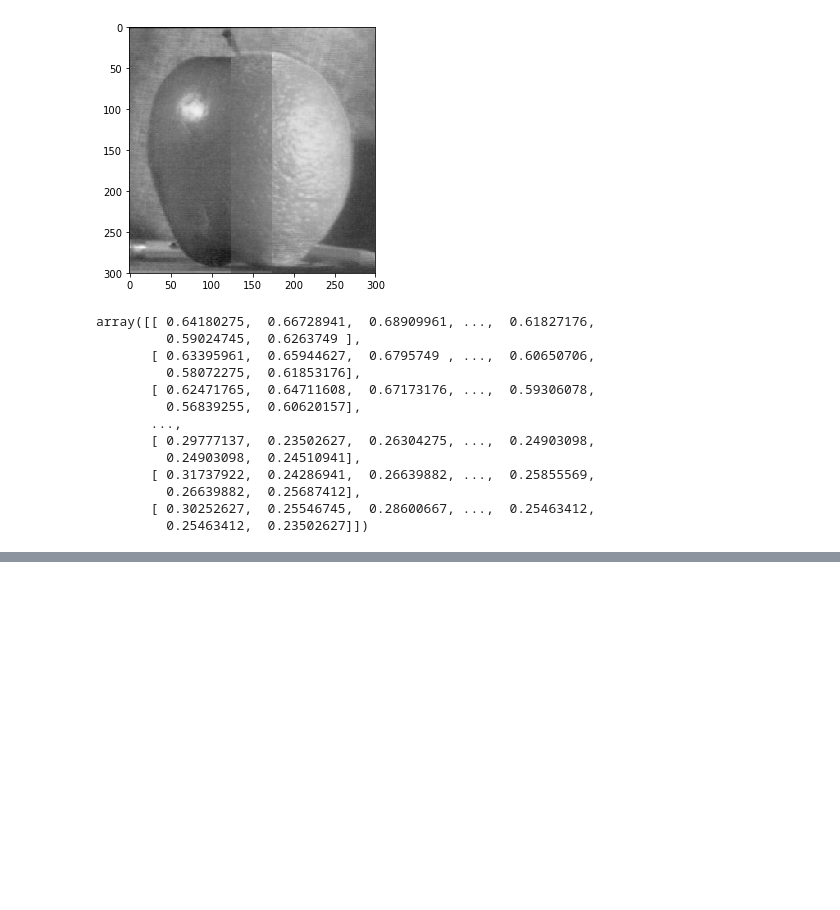
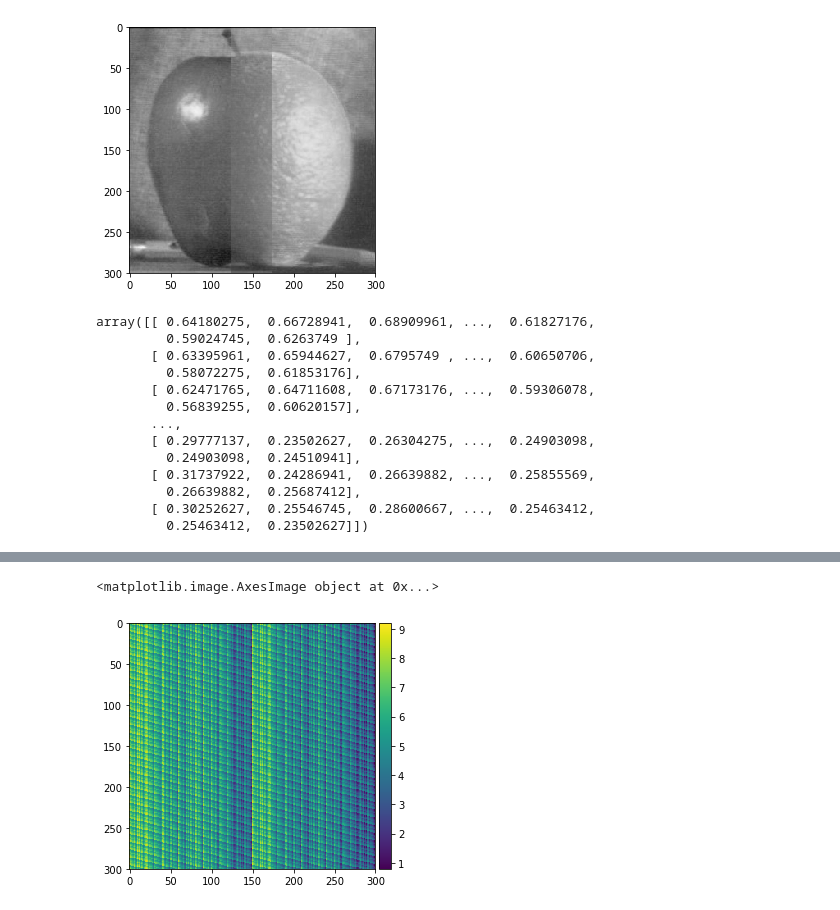
Before and after one commit to mahletA/B31XB-IIP-TP-1718, a Jupyter notebook: 3-interpolation-blending/3-interpolation-blending.ipynb, the cells around one changed output, grey strips where cells are left out. Cells and saved outputs as stored; diff of their text form; code cells hidden in the pictures; blank space fills up the shorter version.

```diff
--- a/3-interpolation-blending/3-interpolation-blending.ipynb
+++ b/3-interpolation-blending/3-interpolation-blending.ipynb
@@ -160,8 +160,9 @@ def alphaBlend(img1,img2, window):
 
 
     simplyBlended[:,x1:x2] = alpha * img1 [:,x1: x2] + (1-alpha)* img2[:,x1:x2]
+    return simplyBlended
+    #io.imshow(simplyBlended)
 
-    io.imshow(simplyBlended)
-
-alphaBlend(apple , orange , 25)
+a = alphaBlend(apple , orange , 25)
+io.imshow(a)
 # %% [output]
@@ -186,48 +188,69 @@ array([[ 0.64180275,  0.66728941,  0.68909961, ...,  0.61827176,
 from skimage import data
 from skimage.transform import pyramid_gaussian ,pyramid_laplacian
 
+
 def pyramidBlend( img1 , img2 ):
 
-    G = pyramid_gaussian(img1, max_layer=-1, downscale=2, sigma=None, order=1)
+    #images of black and white for mask construction
+    black = np.zeros_like(img1)
+    white = 1 + black
+    mask = alphaBlend ( white , black, 25 )
+
+    G = pyramid_gaussian(mask, max_layer=-1, downscale=2, sigma=None, order=1)
+
+    G_reconstruct = np.zeros_like(mask)
+    for i in G:
+        temp = np.resize(i ,np.shape(mask))
+        G_reconstruct= np.add (G_reconstruct , temp)
+        print temp.shape
 
     L1 = pyramid_laplacian(img1, max_layer=-1, downscale=2, sigma=None, order=1)
 
     L2 = pyramid_laplacian(img2, max_layer=-1, downscale=2, sigma=None, order=1)
 
 
+    im1_Pyramid = []
+    im2_Pyramid = []
 
+    for i , j ,k in zip(L1 ,L2, G):
 
+        weighted1 = np.multiply (i , k)
 
-    im1_Pyramid = []
-    for i , j in zip(L1 , G):
-
-        weighted1 = np.multiply (i , j)
+        weighted2 = np.multiply (j , (1-k) )
 
         im1_Pyramid.append (weighted1)
-
-
-
-
-    im2_Pyramid = []
-    for ii , jj in zip(L2 , G):
-
-        weighted2 = np.multiply (ii , jj)
-
         im2_Pyramid.append (weighted2)
 
 
-    print im2_Pyramid
+    PyramidBlended = []
+    for i , j in zip(im1_Pyramid , im2_Pyramid):
+
+        PyramidBlended.append(np.add(i,j))
 
 
-    PyramidBlended = []
-    for i , j in zip(im1_Pyramid , im1_Pyramid):
-
-        PyramidBlended.append(i + j)
+    #Reconstruction of weighted pyramid of image one
+    Image1 = np.zeros_like(img1)
+    for i in im1_Pyramid:
+        temp = np.resize(i ,np.shape(img2))
+        Image2 = np.add (Image2 , temp)
 
 
-    print PyramidBlended
+    #Reonstruction of weighed pyramid of image two
+    Image2 = np.zeros_like(img2)
+    for i in im2_Pyramid:
+        temp = np.resize(i ,np.shape(img2))
+        Image2 = np.add (Image2 , temp)
 
-    return PyramidBlended
+    # Reconstruction of the addition of the two weighted pyramids
+    Blended = np.zeros_like(img1)
+    for i in PyramidBlended:
+        temp = np.resize(i ,np.shape(img1))
+        Blended = np.add (Blended , temp)
 
-B  =pyramidBlend(apple , orange)
+    #return Blended,Image1 ,Image2
+    return G_reconstruct
+
+
+B = pyramidBlend(apple , orange)
+io.imshow(B)
 # %% [output]
@@ -251,3 +267,5 @@ B  =pyramidBlend(apple , orange)
+<matplotlib.image.AxesImage object at 0x...>
+[figure, added]
 # %%
 G = pyramid_gaussian(apple, max_layer=-1, downscale=2, sigma=None, order=1)
 G2 = pyramid_gaussian(orange, max_layer=-1, downscale=2, sigma=None, order=1)
```
Also changed, not shown: parts of 9 cells of this notebook.
